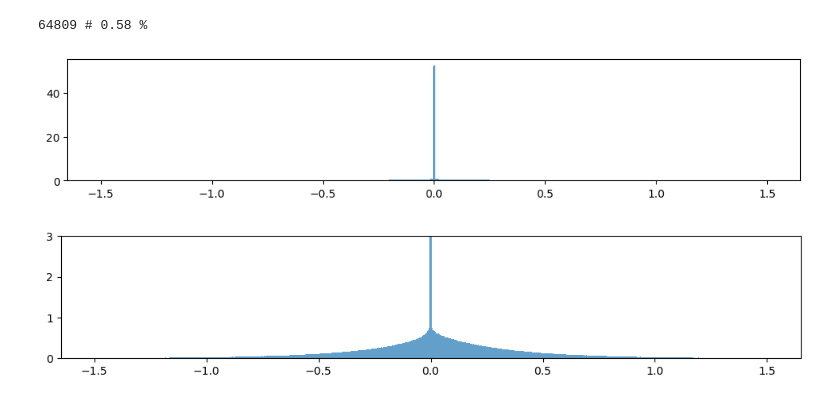
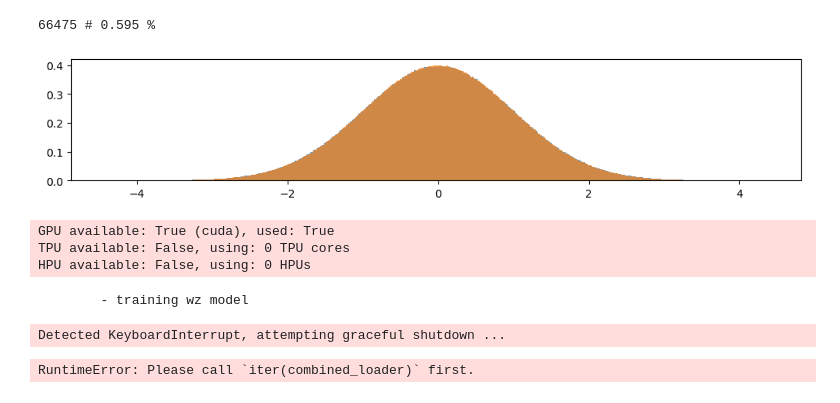
Before and after one commit to HosseinOutward/VUB-ACS-25_Thesis, a Jupyter notebook: experiments/make_basic_rnn_model/make_basic_rnn_model.ipynb, the cells around one changed output. Cells and saved outputs as stored; diff of their text form; code cells hidden in the pictures.

```diff
--- a/experiments/make_basic_rnn_model/make_basic_rnn_model.ipynb
+++ b/experiments/make_basic_rnn_model/make_basic_rnn_model.ipynb
@@ -37,32 +37,24 @@ y_ = y.copy()
 y, side_info_data, norm_fact = data_prep_function(y_.copy(), [a.copy() for a in side_info_data_], outlier_rem=False, normalize=True)
 side_info_variance, noise_variance = utilities.get_data_var(y, side_info_data)
 
-# y=y[np.abs(y)>0.005*norm_fact]
-# y = (np.abs(y)-0.005*norm_fact)*np.sign(y)
-
 temp = np.abs(y)<1.5
 removed_y = y[~temp]
 y[~temp] = (np.abs(removed_y)-1.5)*np.sign(removed_y)/np.max(np.abs(removed_y))
-# plt.figure(figsize=(12, 2))
-# plt.hist(y, bins=200, density=True, alpha=0.7)
-# plt.hist(removed_y, bins=200, density=True, alpha=0.7)
-# plt.ylim(0,3)
-# plt.show()
 print(sum(1-temp), "#", np.round(sum(1-temp)/len(y)*100, 3), '%')
 
 # ***************************************
 
-# import random
-# random.seed(10)
-# torch.manual_seed(10)
-# np.random.seed(10)
-#
-# temp = np.random.normal(0, np.sqrt(1), 10_000_000, ).astype(np.float32)
-# y_ = temp + np.random.normal(0, np.sqrt(0.01), 10_000_000, ).astype(np.float32)
-# side_info_data_ = [temp.copy()]
-#
-# importlib.reload(utilities)
-# y, side_info_data = data_prep_function(y_.copy(), [a.copy() for a in side_info_data_], outlier_rem=True, normalize=False)[:2]
-# side_info_variance, noise_variance = utilities.get_data_var(y, side_info_data)
+import random
+random.seed(10)
+torch.manual_seed(10)
+np.random.seed(10)
+
+temp = np.random.normal(0, np.sqrt(1), 10_000_000, ).astype(np.float32)
+y_ = temp + np.random.normal(0, np.sqrt(0.01), 10_000_000, ).astype(np.float32)
+side_info_data_ = [temp.copy()]
+
+importlib.reload(utilities)
+y, side_info_data = data_prep_function(y_.copy(), [a.copy() for a in side_info_data_], outlier_rem=True, normalize=False)[:2]
+side_info_variance, noise_variance = utilities.get_data_var(y, side_info_data)
 # %% [output]
-64809 # 0.58 %
+66475 # 0.595 %
@@ -69,16 +65,11 @@ print(sum(1-temp), "#", np.round(sum(1-temp)/len(y)*100, 3), '%')
 # %%
-for i in range(2):
-    plt.figure(figsize=(12, 2))
-    plt.hist(y, alpha=0.7, bins=500*(i+1), density=True)
-    if len(side_info_data):
-        plt.hist(side_info_data[0], bins=500, alpha=0.7, density=True)
-    if i==1:
-        plt.ylim(0,3)
-        # plt.xlim(-2,2)
-    plt.show()
+plt.figure(figsize=(12, 2))
+plt.hist(y, alpha=0.7, bins=500, density=True)
+if len(side_info_data):
+    plt.hist(side_info_data[0], bins=500, alpha=0.7, density=True)
+plt.show()
 # %% [output]
-[figure, old version]
+[figure, new version]
-[figure, removed]
 # %%
 importlib.reload(components.broadcast_components.WZ_models.wz_quant_ANN)
 importlib.reload(components.broadcast_components.WZ_models.wz_quant_RNN)
@@ -92,19 +83,26 @@ random.seed(10)
 torch.manual_seed(10)
 np.random.seed(10)
 
-wz_model = PL_EncoderDecoder_RNN(inp_dim=1, side_info_size=0, num_planes=2, bins_per_plane=16, tau=2,
-                                 reconst_ld=400, lr=1e-3, marginal=True).to(torch.float32)
+wz_model = PL_EncoderDecoder_RNN(inp_dim=1, side_info_size=1, num_planes=2, bins_per_plane=2, tau=1.2, tau_rate=10,
+                                 reconst_ld=100, lr=1e-3, marginal=False).to(torch.float32)
 
-wz_model.load_state_dict(torch.load(r'..\..\data\basicRNN_2plane_4bins_state.pt', map_location='cpu'))
+# wz_model.load_state_dict(torch.load(r'..\..\data\basicRNN_2plane_4bins_state.pt', map_location='cpu'))
 # wz_model.load_state_dict(torch.load('chkpnt.pt', map_location='cpu'))
 # wz_model.coding_model.load_state_dict(torch.load('checkpoint.pth', map_location='cpu', weights_only=False)['model_state_dict'])
 
-wz_quantizer = WZQuantizer(wz_model, train_sample_size=200_000, count_side_info_data=0, enable_progress_bar=True)
+wz_quantizer = WZQuantizer(wz_model, train_sample_size=200_000, count_side_info_data=1, enable_progress_bar=True)
 
-# wz_quantizer.train_model(y, side_info_data, epoch=80, batch_size=10_000)
+wz_quantizer.train_model(y, side_info_data, epoch=40, batch_size=10_000)
 
 # # torch.save(wz_model.state_dict(), 'chkpnt.pt')
 # torch.save(wz_model.state_dict(), r'..\..\data\basicRNN_2plane_4bins_state.pt')
+# %% [output]
+GPU available: True (cuda), used: True
+TPU available: False, using: 0 TPU cores
+HPU available: False, using: 0 HPUs
+        - training wz model
+Detected KeyboardInterrupt, attempting graceful shutdown ...
+RuntimeError: Please call `iter(combined_loader)` first.
 # %%
 importlib.reload(components.broadcast_components.WZ_models.wz_quant_ANN)
 from components.broadcast_components.WZ_models.wz_quant_ANN import plot_bins
```
Also changed, not shown: parts of 4 cells of this notebook, 5 other files.
